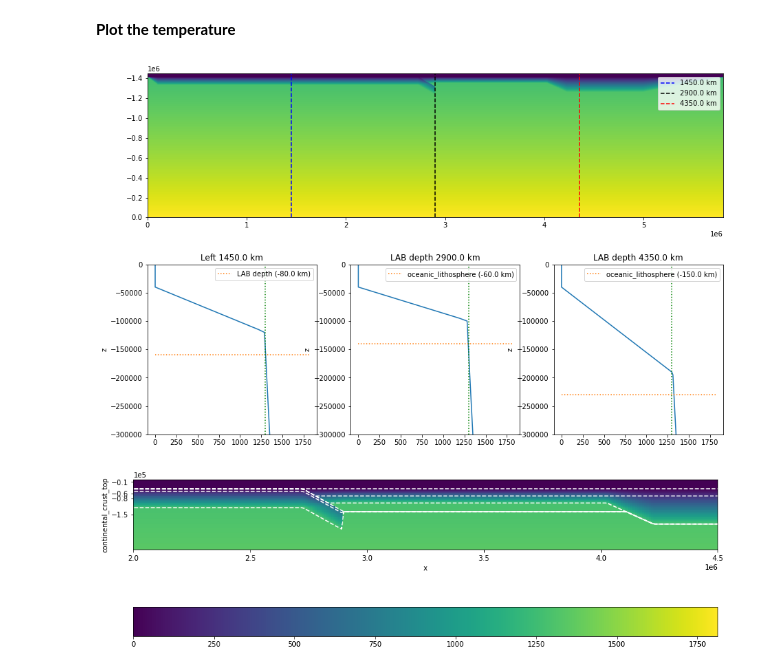
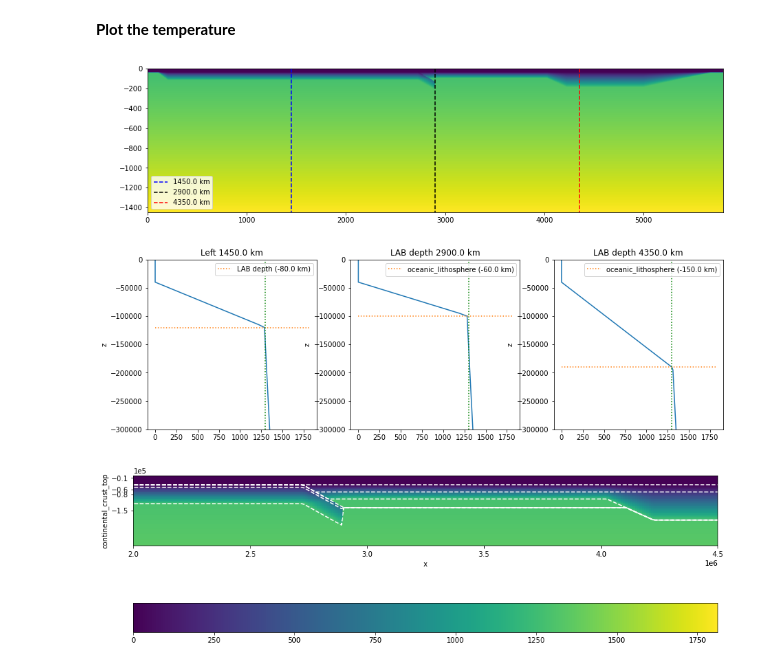
Before and after one commit to jamisonassuncao/mandyoc-scripts, a Jupyter notebook: subduction-initial.ipynb, the cells around one changed output. Drawn from its saved outputs; the diff is of its cells as text; code cells hidden in the pictures.

Commit message:
Fix temperature field calculation mistake

```diff
--- a/subduction-initial.ipynb
+++ b/subduction-initial.ipynb
@@ -39,7 +39,7 @@ Coordinates:
 ## Interfaces
 # %%
 # Edge clearance, lateral distance from the lithosphere and the sides of the model [m]
-edge_clearance = 500.0e3
+edge_clearance = 100.0e3
 
 # Air layer [m]
 h_air = -40.0e3
@@ -621,11 +638,11 @@ plt.figure(figsize=(15,10))
 # teperature
 plt.subplot(211)
 x, y = np.meshgrid(temperature.coords["x"],temperature.coords["z"])
-plt.imshow(temperature.T[::-1,:], extent=[x_min, x_max, z_max, z_min])
-plt.vlines(x_perc_1 * x_max, z_max, z_min, linestyle="dashed", color="blue", label=str(x_perc_1*x_max/1.0e3)+" km")
-plt.vlines(x_perc_2 * x_max, z_max, z_min, linestyle="dashed", color="black", label=str(x_perc_2*x_max/1.0e3)+" km")
-plt.vlines(x_perc_3 * x_max, z_max, z_min, linestyle="dashed", color="red", label=str(x_perc_3*x_max/1.0e3)+" km")
-plt.legend()
+plt.imshow(temperature.T[::-1,:], extent=[x_min/1.0e3, x_max/1.0e3, z_min/1.0e3, z_max/1.0e3])
+plt.vlines(x_perc_1 * x_max/1.0e3, z_max/1.0e3, z_min/1.0e3, linestyle="dashed", color="blue", label=str(x_perc_1*x_max/1.0e3)+" km")
+plt.vlines(x_perc_2 * x_max/1.0e3, z_max/1.0e3, z_min/1.0e3, linestyle="dashed", color="black", label=str(x_perc_2*x_max/1.0e3)+" km")
+plt.vlines(x_perc_3 * x_max/1.0e3, z_max/1.0e3, z_min/1.0e3, linestyle="dashed", color="red", label=str(x_perc_3*x_max/1.0e3)+" km")
+plt.legend(loc=3)
 
 # temperature in the oceanic crust
 plt.subplot(234)
@@ -634,7 +651,7 @@ aux.plot(y="z")
 plt.title("Left {} km".format(aux.x.values / 1000))
 plt.plot(
     aux,
-    (lid.sel(x=x_perc_1 * x_max, method="nearest").values + h_air) * np.ones_like(aux.z),
+    (lid.sel(x=x_perc_1 * x_max, method="nearest").values) * np.ones_like(aux.z),
     label="LAB depth ({} km)".format(oceanic_lithosphere_depth / 1e3),
     linestyle='dotted'
 )
@@ -645,36 +662,36 @@ plt.legend()
 # temperature in the arc zone
 plt.subplot(235)
 aux = temperature.sel(x=x_perc_2 * x_max, method="nearest")
 aux.plot(y="z")
 plt.title("LAB depth {} km".format(aux.x.values / 1000))
 plt.plot(
     aux,
-    (lid.sel(x=x_perc_2 * x_max, method="nearest").values + h_air) * np.ones_like(aux.z),
+    (lid.sel(x=x_perc_2 * x_max, method="nearest").values) * np.ones_like(aux.z),
     label="oceanic_lithosphere ({} km)".format(continental_arc_depth / 1e3),
     linestyle='dotted'
 )
 plt.vlines(1300,-300_000,0, linestyles='dotted', color='green')
 plt.ylim((-300e3, z_max))
 plt.legend()
 
 # temperature in the craton area
 plt.subplot(236)
 aux = temperature.sel(x=x_perc_3 * x_max, method="nearest")
 aux.plot(y="z")
 plt.title("LAB depth {} km".format(aux.x.values / 1000))
 plt.plot(
     aux,
-    (lid.sel(x=x_perc_3 * x_max, method="nearest").values + h_air) * np.ones_like(aux.z),
+    (lid.sel(x=x_perc_3 * x_max, method="nearest").values) * np.ones_like(aux.z),
     label="oceanic_lithosphere ({} km)".format(continental_lithosphere_depth / 1e3),
     linestyle='dotted'
 )
 plt.vlines(1300,-300_000,0, linestyles='dotted', color='green')
 plt.ylim((-300e3, z_max))
 plt.legend()
 
 plt.show()
 # %% [output]
-[figure, old version]
+[figure, new version]
 # %%
 fig, ax = plt.subplots(figsize=(15, 10))
 # Change the orientation of the color bar
```
Also changed, not shown: parts of 2 cells of this notebook, 1 other file.
